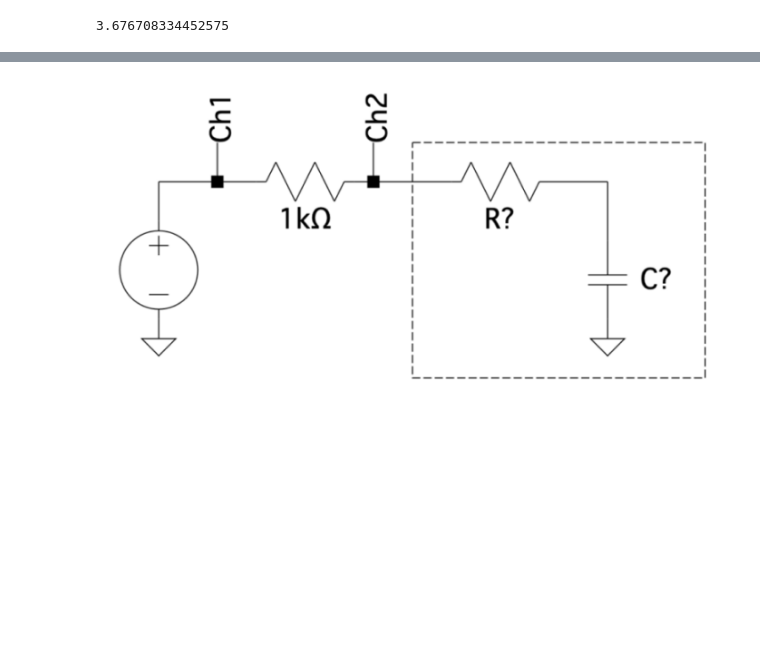
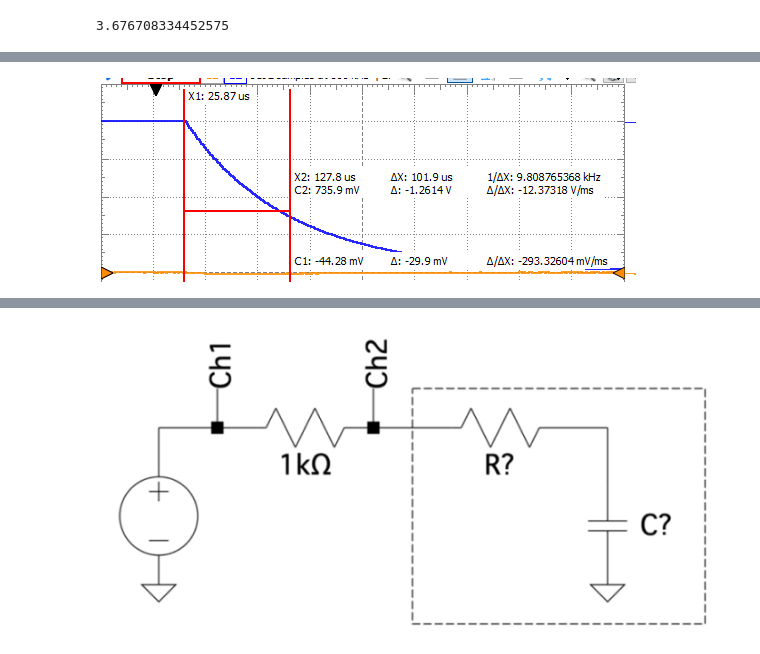
Before and after one commit to OwenGaustad2022/Electronics-330, a Jupyter notebook: Labs/Lab3/Lab3.ipynb, the cells around one changed output, grey strips where cells are left out. Drawn from its saved outputs; the diff is of its cells as text; code cells hidden in the pictures; blank space fills up the shorter version.

```diff
--- a/Labs/Lab3/Lab3.ipynb
+++ b/Labs/Lab3/Lab3.ipynb
@@ -57 +61,5 @@ Image("pic6.png")
+# %%
+Image("pic6_3.png")
+# %% [output]
+[figure, added]
 # %%
```
Also changed, not shown: parts of 21 cells of this notebook, 16 other files.
